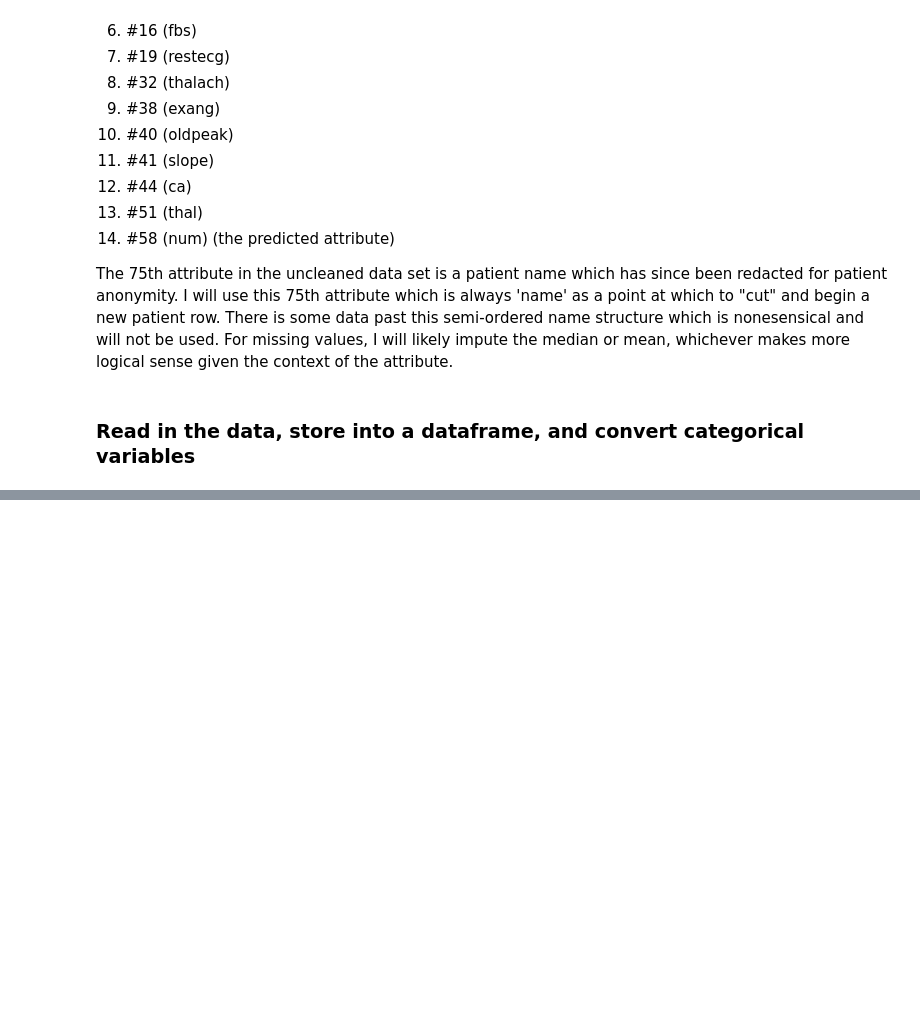
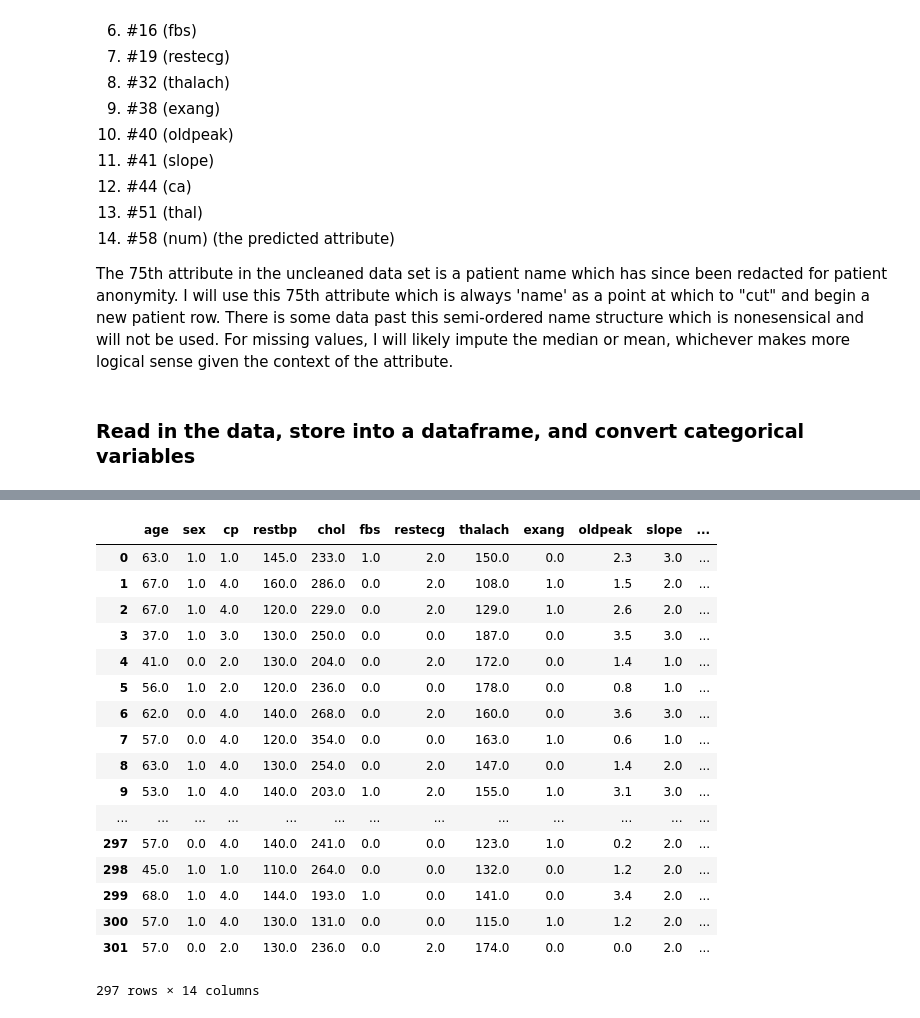
Before and after one commit to MMonterosso89/SpringBoard, a Jupyter notebook: HeartDiseaseProjectScrubbing.ipynb, the cells around one changed output, grey strips where cells are left out. Cells and saved outputs as stored; diff of their text form; code cells hidden in the pictures; blank space fills up the shorter version.

```diff
--- a/HeartDiseaseProjectScrubbing.ipynb
+++ b/HeartDiseaseProjectScrubbing.ipynb
@@ -92,0 +148,29 @@ df
+# %%
+ca_num = pd.to_numeric(df['ca'])
+thal_num = pd.to_numeric(df['thal'])
+
+df.append(ca_num)
+df.append(thal_num)
+
+df
+
+#WIP
+# %% [output]
+|  | age | sex | cp | restbp | chol | fbs | restecg | thalach | exang | oldpeak | slope | ... |
+| 0 | 63.0 | 1.0 | 1.0 | 145.0 | 233.0 | 1.0 | 2.0 | 150.0 | 0.0 | 2.3 | 3.0 | ... |
+| 1 | 67.0 | 1.0 | 4.0 | 160.0 | 286.0 | 0.0 | 2.0 | 108.0 | 1.0 | 1.5 | 2.0 | ... |
+| 2 | 67.0 | 1.0 | 4.0 | 120.0 | 229.0 | 0.0 | 2.0 | 129.0 | 1.0 | 2.6 | 2.0 | ... |
+| 3 | 37.0 | 1.0 | 3.0 | 130.0 | 250.0 | 0.0 | 0.0 | 187.0 | 0.0 | 3.5 | 3.0 | ... |
+| 4 | 41.0 | 0.0 | 2.0 | 130.0 | 204.0 | 0.0 | 2.0 | 172.0 | 0.0 | 1.4 | 1.0 | ... |
+| 5 | 56.0 | 1.0 | 2.0 | 120.0 | 236.0 | 0.0 | 0.0 | 178.0 | 0.0 | 0.8 | 1.0 | ... |
+| 6 | 62.0 | 0.0 | 4.0 | 140.0 | 268.0 | 0.0 | 2.0 | 160.0 | 0.0 | 3.6 | 3.0 | ... |
+| 7 | 57.0 | 0.0 | 4.0 | 120.0 | 354.0 | 0.0 | 0.0 | 163.0 | 1.0 | 0.6 | 1.0 | ... |
+| 8 | 63.0 | 1.0 | 4.0 | 130.0 | 254.0 | 0.0 | 2.0 | 147.0 | 0.0 | 1.4 | 2.0 | ... |
+| 9 | 53.0 | 1.0 | 4.0 | 140.0 | 203.0 | 1.0 | 2.0 | 155.0 | 1.0 | 3.1 | 3.0 | ... |
+| ... | ... | ... | ... | ... | ... | ... | ... | ... | ... | ... | ... | ... |
+| 297 | 57.0 | 0.0 | 4.0 | 140.0 | 241.0 | 0.0 | 0.0 | 123.0 | 1.0 | 0.2 | 2.0 | ... |
+| 298 | 45.0 | 1.0 | 1.0 | 110.0 | 264.0 | 0.0 | 0.0 | 132.0 | 0.0 | 1.2 | 2.0 | ... |
+| 299 | 68.0 | 1.0 | 4.0 | 144.0 | 193.0 | 1.0 | 0.0 | 141.0 | 0.0 | 3.4 | 2.0 | ... |
+| 300 | 57.0 | 1.0 | 4.0 | 130.0 | 131.0 | 0.0 | 0.0 | 115.0 | 1.0 | 1.2 | 2.0 | ... |
+| 301 | 57.0 | 0.0 | 2.0 | 130.0 | 236.0 | 0.0 | 2.0 | 174.0 | 0.0 | 0.0 | 2.0 | ... |
+297 rows × 14 columns
```
Also changed, not shown: parts of 7 cells of this notebook.
